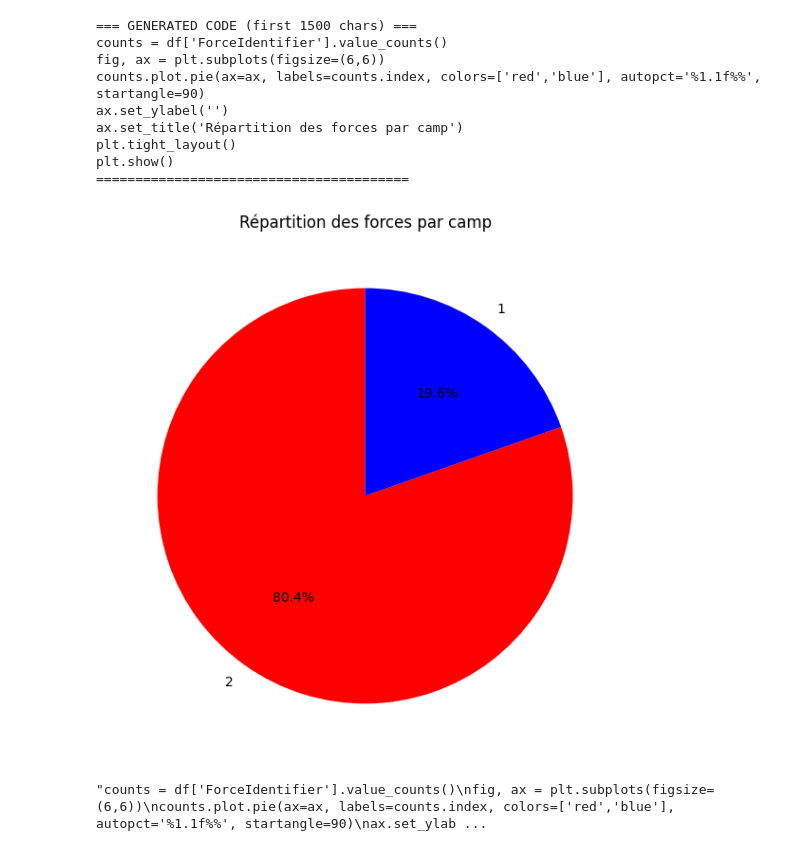
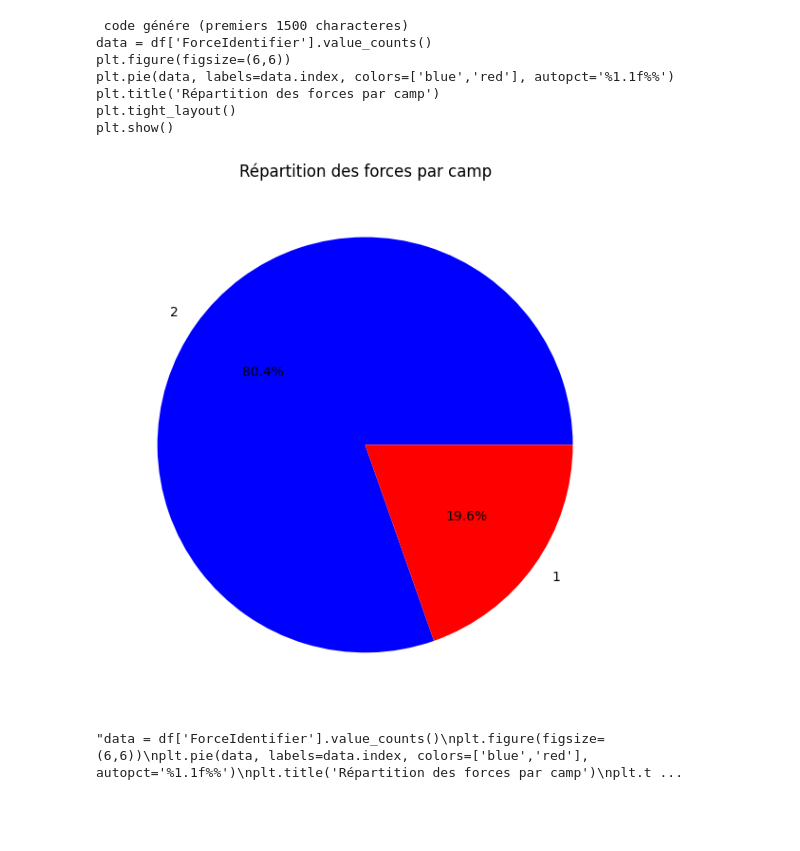
Before and after one commit to RaphaelZrrr/Lida_test, a Jupyter notebook: verif_full_ollama.ipynb, the cells around one changed output. Drawn from its saved outputs; the diff is of its cells as text; code cells hidden in the pictures; blank space fills up the shorter version.

```diff
--- a/verif_full_ollama.ipynb
+++ b/verif_full_ollama.ipynb
@@ -306,21 +310,19 @@ Rules:
 MODEL_NAME = "gpt-oss:20b-cloud"
 # %%
 generate_and_run_viz(
-    "Fais un pie chart de la répartition des forces par camp avec des coulerus roug et ver",
+    "Fais un pie chart de la répartition des forces par camp avec des coulerus bleu et ver",
     model=MODEL_NAME
 )
 # %% [output]
-=== GENERATED CODE (first 1500 chars) ===
-counts = df['ForceIdentifier'].value_counts()
-fig, ax = plt.subplots(figsize=(6,6))
-counts.plot.pie(ax=ax, labels=counts.index, colors=['red','blue'], autopct='%1.1f%%', startangle=90)
-ax.set_ylabel('')
-ax.set_title('Répartition des forces par camp')
+ code génére (premiers 1500 characteres)
+data = df['ForceIdentifier'].value_counts()
+plt.figure(figsize=(6,6))
+plt.pie(data, labels=data.index, colors=['blue','red'], autopct='%1.1f%%')
+plt.title('Répartition des forces par camp')
 plt.tight_layout()
 plt.show()
-========================================
-[figure, old version]
+[figure, new version]
-"counts = df['ForceIdentifier'].value_counts()\nfig, ax = plt.subplots(figsize=(6,6))\ncounts.plot.pie(ax=ax, labels=counts.index, colors=['red','blue'], autopct='%1.1f%%', startangle=90)\nax.set_ylab ...
+"data = df['ForceIdentifier'].value_counts()\nplt.figure(figsize=(6,6))\nplt.pie(data, labels=data.index, colors=['blue','red'], autopct='%1.1f%%')\nplt.title('Répartition des forces par camp')\nplt.t ...
 # %%
 
 # Test
```
Also changed, not shown: parts of 13 cells of this notebook, 45 other files.
